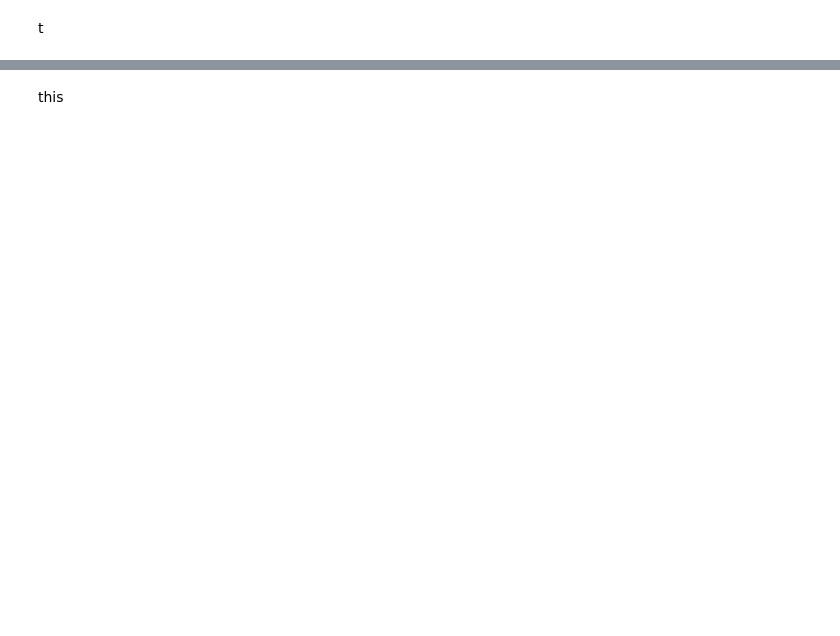
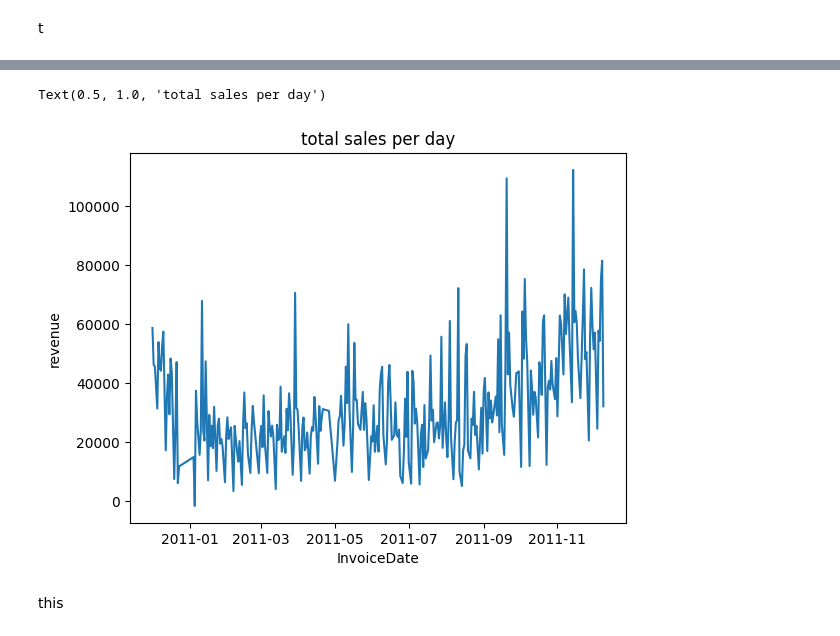
Before and after one commit to gts0025/python_projects, a Jupyter notebook: AI and data/online+retail/retail_data_analysis.ipynb, the cells around one changed output, grey strips where cells are left out. Drawn from its saved outputs; the diff is of its cells as text; code cells hidden in the pictures; blank space fills up the shorter version.

Commit message:
new data science stuff

```diff
--- a/AI and data/online+retail/retail_data_analysis.ipynb
+++ b/AI and data/online+retail/retail_data_analysis.ipynb
@@ -11,2 +37,14 @@ ImportError: Missing optional dependency 'openpyxl'.  Use pip or conda to instal
+# %%
+
+data["DayOfWeek"] = data["InvoiceDate"].dt.day_of_week
+data["hour"] = data["InvoiceDate"].dt.hour
+data["revenue"] = data["UnitPrice"]*data["Quantity"]
+# %%
+daily = data.groupby(data["InvoiceDate"].dt.date)["revenue"].sum()
+sns.lineplot(daily)
+plt.title("total sales per day")
+# %% [output]
+Text(0.5, 1.0, 'total sales per day')
+[figure, added]
 # %% [markdown]
 this
```
Also changed, not shown: parts of 11 cells of this notebook, 4 other files.
